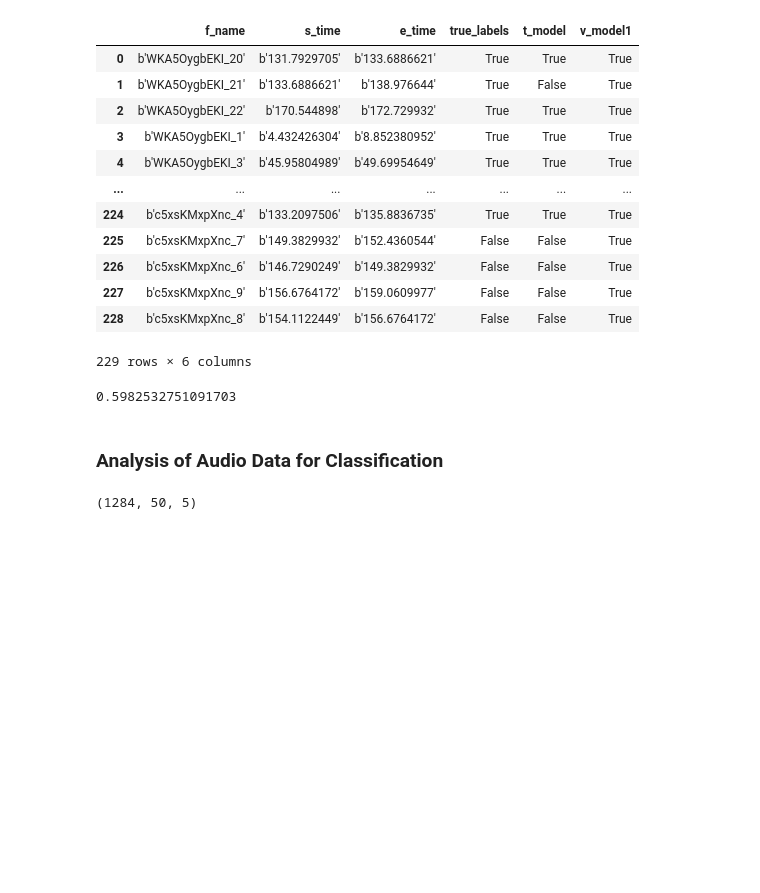
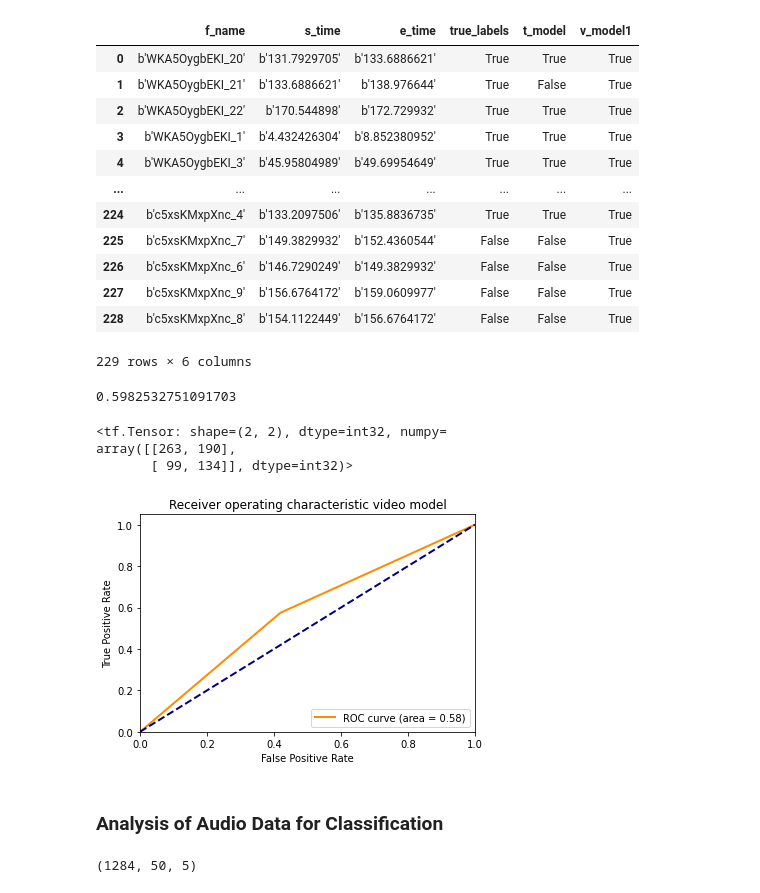
Before and after one commit to ayushabhinav/SentimentalAnalysis, a Jupyter notebook: Sentimental_Analysis_CMU_MOSI.ipynb, the cells around one changed output. Drawn from its saved outputs; the diff is of its cells as text; code cells hidden in the pictures; blank space fills up the shorter version.

```diff
--- a/Sentimental_Analysis_CMU_MOSI.ipynb
+++ b/Sentimental_Analysis_CMU_MOSI.ipynb
@@ -885,6 +919,34 @@ valid_data_df
 sum(valid_data_df.true_labels == valid_data_df.v_model1) / valid_data_df.v_model1.count()
 # %% [output]
 0.5982532751091703
+# %%
+#confusion matrix
+v_model1_test_pred = v_model1.predict(data_test['vision'])[:,1] > 0.5
+tf.math.confusion_matrix(data_test_label_actual, v_model1_test_pred, 2)
+# %% [output]
+<tf.Tensor: shape=(2, 2), dtype=int32, numpy=
+array([[263, 190],
+       [ 99, 134]], dtype=int32)>
+# %%
+# roc curve
+tpr, fpr, threshold = metrics.roc_curve(data_test_label_actual, v_model1_test_pred)
+roc_auc = metrics.roc_auc_score(data_test_label_actual, v_model1_test_pred)
+# %%
+lw= 2
+plt.plot(tpr,fpr,color="darkorange",
+    lw=lw,
+    label="ROC curve (area = %0.2f)" % roc_auc
+  )
+plt.plot([0,1], [0,1], color="navy", lw=lw, linestyle="--")
+plt.xlim([0.0, 1.0])
+plt.ylim([0.0, 1.05])
+plt.xlabel("False Positive Rate")
+plt.ylabel("True Positive Rate")
+plt.title("Receiver operating characteristic video model")
+plt.legend(loc="lower right")
+plt.show()
+# %% [output]
+[figure, added]
 # %% [markdown]
 ### Analysis of Audio Data for Classification
 # %%
```
Also changed, not shown: parts of 50 cells of this notebook.
